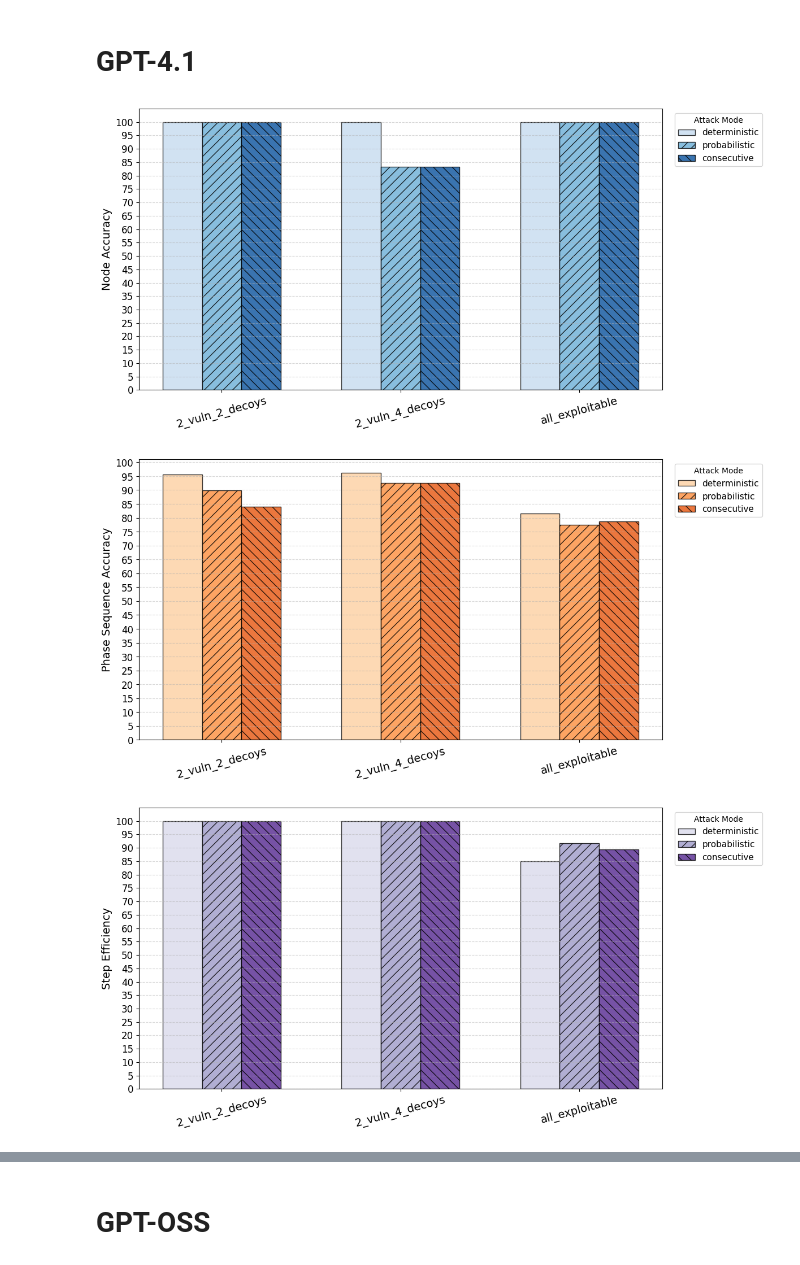
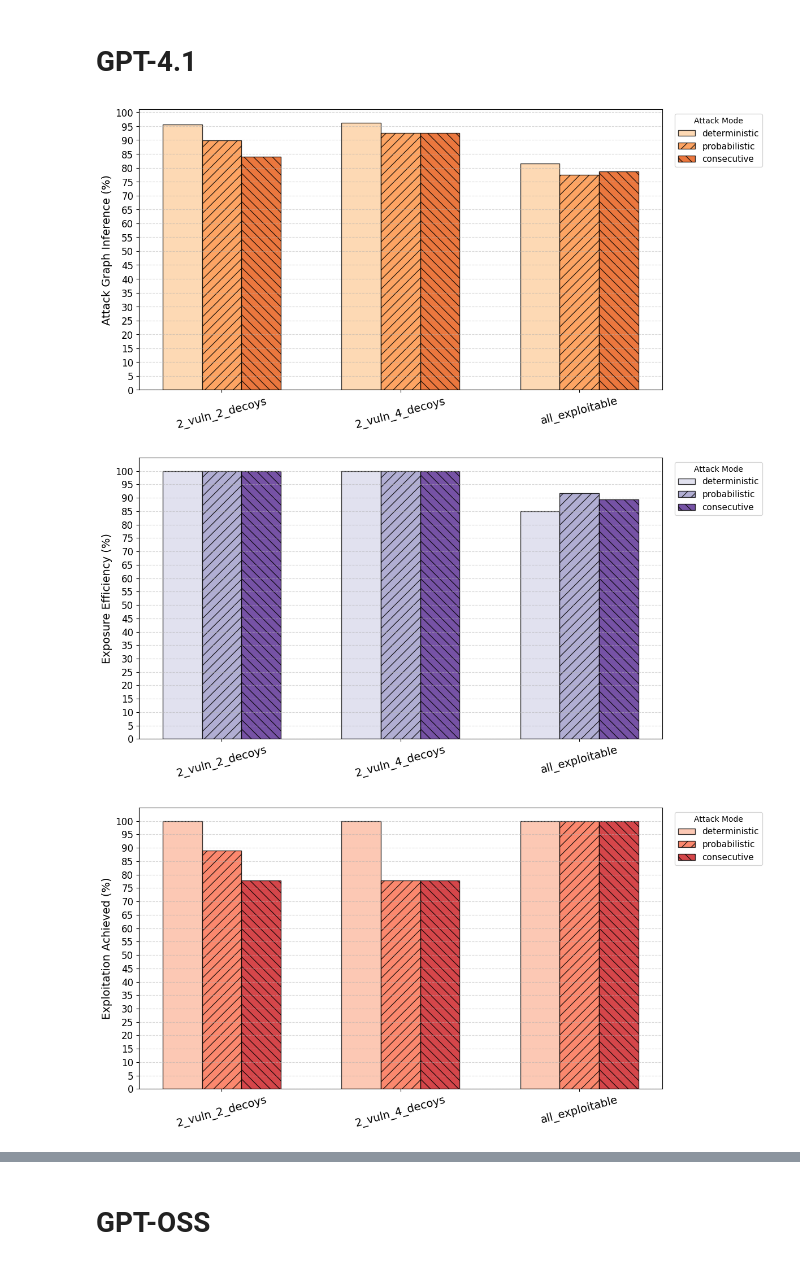
Before and after one commit to federicomirra01/AI_Agent_for_Cyber_Deception, a Jupyter notebook: MultiAgent/src/benchmark/benchmark_results/metrics.ipynb, the cells around one changed output, grey strips where cells are left out. Drawn from its saved outputs; the diff is of its cells as text; code cells hidden in the pictures.

```diff
--- a/MultiAgent/src/benchmark/benchmark_results/metrics.ipynb
+++ b/MultiAgent/src/benchmark/benchmark_results/metrics.ipynb
@@ -1996,12 +1996,20 @@ def plot_all_test_groups_for_model(model_name: str, model_results_for_model: dic
             color=color[i%len(COLOR_GRADIENTS)],
             alpha=0.8
         )
-
+    ylabel = ""
+    if "phase" in metric:
+        ylabel = "Attack Graph Inference (%)"
+    elif "step" in metric:
+        ylabel = "Exposure Efficiency (%)"
+    elif "runtime" in metric:
+        ylabel = "Runtime (min)"
+    else:
+        ylabel = "Exploitation Achieved (%)"
     # Formatting
     if metric != "runtime":
         plt.yticks(np.arange(0, 101, 5), fontsize=12)
     plt.xticks(x, test_groups, rotation=15, fontsize=14)
-    plt.ylabel(metric.replace("_", " ").title(), fontsize=14)
+    plt.ylabel(ylabel, fontsize=14)
     plt.grid(axis="y", linestyle="--", alpha=0.5)
     plt.legend(title="Attack Mode", bbox_to_anchor=(1.2, 1.), fontsize=11)
     plt.tight_layout()
@@ -2194,37 +2202,33 @@ for idx, m in enumerate(MODELS):
 # GPT-4.1
 # %%
 GROUP_SPECS = initialize_test_number(3, 3, 3)
-
-MODEL_DIRS = {
-    "gpt-4.1-mini": "./gpt-4.1-mini/deterministic",
-    "gpt-4.1":      "./gpt-4.1/deterministic",
-    "gpt-oss":      "./gpt-oss-120b/deterministic",
-}
-
 GROUP_SPECS = initialize_test_number(3, 3, 3)
 ATTACK_MODES = ["deterministic", "probabilistic", "consecutive"]
 MODELS = [
     "gpt-4.1",
+    # "gpt-4.1-mini",
+    # "gpt-oss-120b"
     ]
-METRICS = ["node_accuracy", "phase_sequence_accuracy", "step_efficiency", "exploitation_percentage",  "runtime"]
+METRICS = ["phase_sequence_accuracy", "step_efficiency", "exploitation_percentage",  "runtime"]
+
 model_results = {}
 
 for model_name in MODELS:
     model_results[model_name] = {}
 
     for mode in ATTACK_MODES:
         base_dir = f"./{model_name}/{mode}"
         model_results[model_name][mode] = compute_averaged_results(base_dir, GROUP_SPECS, plot=False)
 for idx, m in enumerate(MODELS):
     for metric in METRICS:
         plot_all_test_groups_for_model(
             m,
             model_results[m],
             metric=metric,
             color=COLOR_GRADIENTS_MODELS[idx % len(COLOR_GRADIENTS_MODELS)],
             # figsize=(10,5)
         )
 # %% [output]
-[figure, old version]
+[figure, new version]
-[figure, old version]
+[figure, new version]
-[figure, old version]
+[figure, new version]
```
Also changed, not shown: parts of 5 cells of this notebook.
